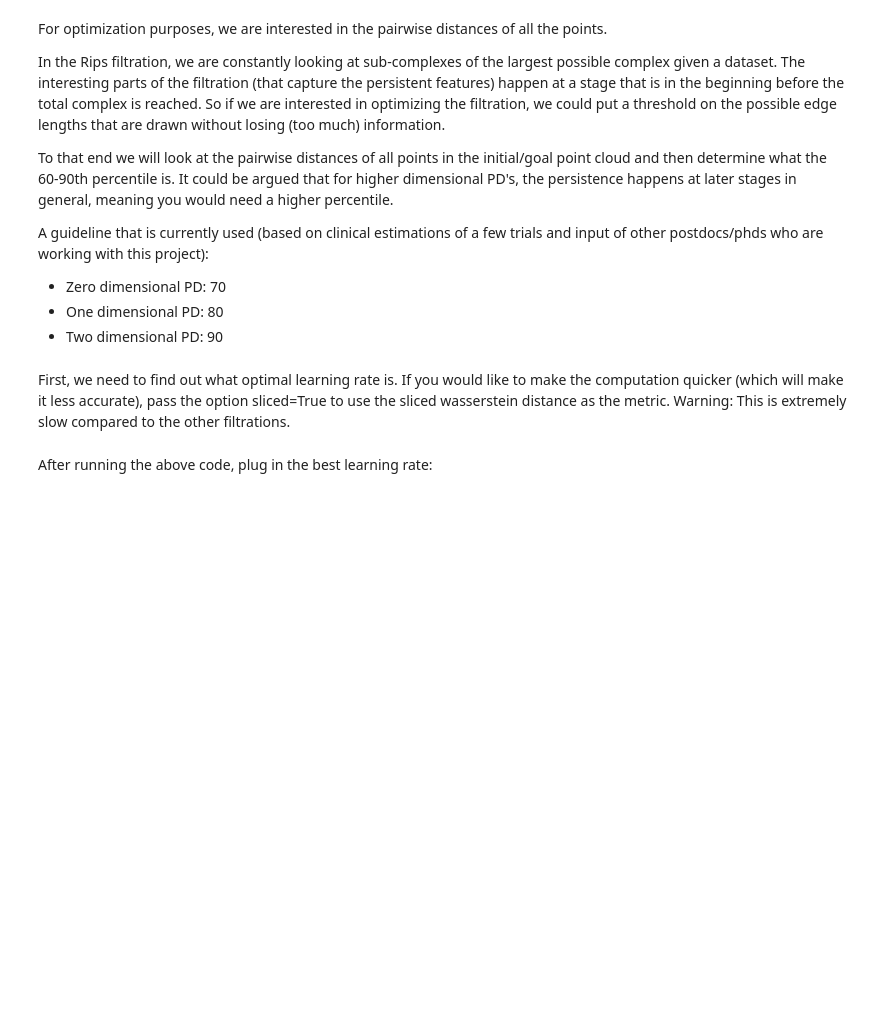
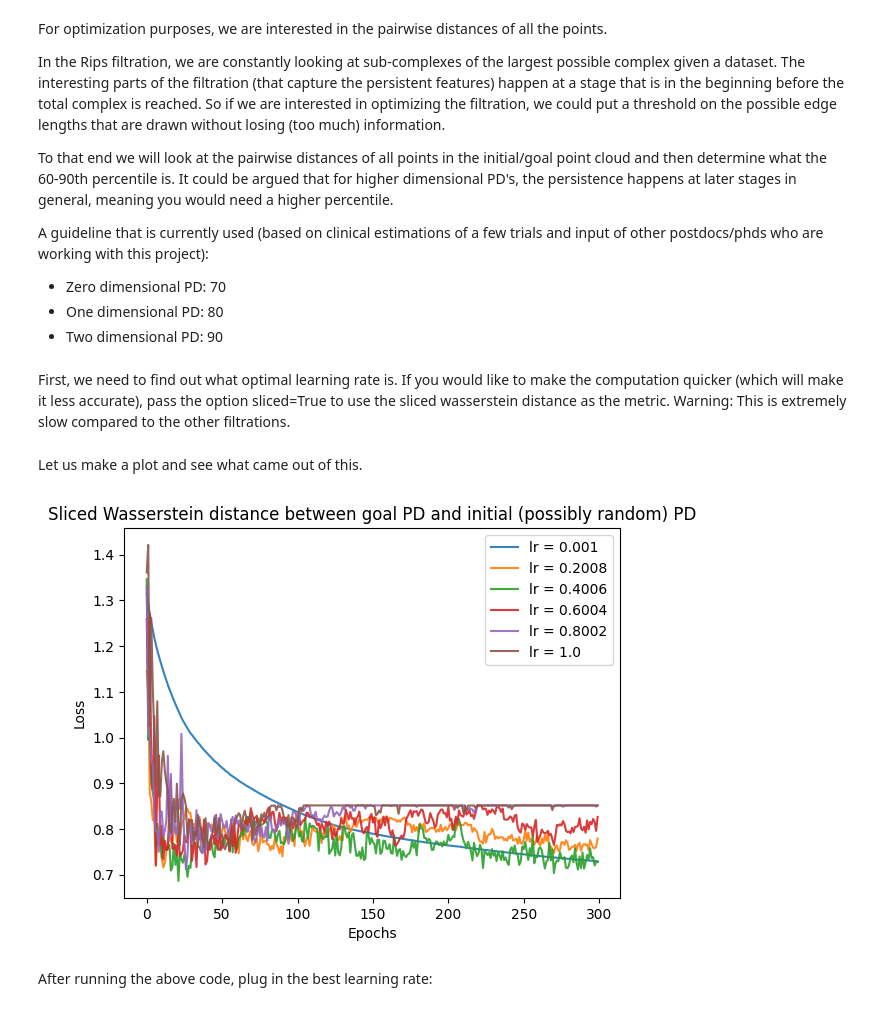
Before and after one commit to sliemelela/masterthesis, a Jupyter notebook: Programming/Inverse Optimization/notebooks/showcase.ipynb, the cells around one changed output. Saved outputs shown, nothing was run; the diff lists cells and outputs as text; code cells hidden in the pictures; blank space fills up the shorter version.

```diff
--- a/Programming/Inverse Optimization/notebooks/showcase.ipynb
+++ b/Programming/Inverse Optimization/notebooks/showcase.ipynb
@@ -76,7 +75,7 @@ A guideline that is currently used (based on clinical estimations of a few trial
 from scipy.spatial.distance import cdist
 
 # Initialize percentile
-percentile = 80
+percentile = 60
 
 # Creation of list of all pairwise distances
 goal_D = cdist(goal_pts, goal_pts)
@@ -86,12 +85,40 @@ distance_vec = goal_D.flatten()
 max_edge_length = np.percentile(distance_vec, percentile)
 # %%
 # Creation of the PD that we want to get to
-goal_pd = gen_data.create_rips_pd(pts=goal_pts, max_edge_length=max_edge_length)
+goal_pd = pd.create_rips_pd(pts=goal_pts, max_edge_length=max_edge_length)
 # %% [markdown]
 First, we need to find out what optimal learning rate is. If you would like to make the computation quicker (which will make it less accurate), pass the option sliced=True to use the sliced wasserstein distance as the metric. Warning: This is extremely slow compared to the other filtrations.
 # %%
 lr_list = np.linspace(0.001, 1, 6)
-research_plot.research_lr(lr_list=lr_list, goal_pd=goal_pd, amount=N, dim=2, epochs=300, decay_speed=30, sliced=False, filtr="rips", max_edge_length=max_edge_length, box_size=box_size)
+dim = 2
+epochs = 300
+decay_speed = 30 # Higher numbers correspond to slower speeds
+sliced = True
+filtr = "rips"
+parallel = True
+loss_lists = research_plot.research_lr(lr_list=lr_list, goal_pd=goal_pd, amount=N, dim=dim, epochs=epochs, \
+                          decay_speed=decay_speed, sliced=sliced, filtr=filtr, max_edge_length=max_edge_length,\
+                              box_size=box_size, parallel=parallel)
+# %% [markdown]
+Let us make a plot and see what came out of this.
+# %%
+# Plotting all the losses
+for loss_list, lr in zip(loss_lists, lr_list):
+    plt.plot(range(epochs), loss_list, label=f"lr = {lr}", alpha=0.9)
+
+# Loss plot
+if sliced==False:
+    plt.title("Wasserstein distance between goal PD and initial (possibly random) PD")
+elif isinstance(sliced, float):
+    plt.title(f"Top-k=({sliced}) distance between goal PD and initial (possibly random) PD")
+elif sliced==True:
+    plt.title("Sliced Wasserstein distance between goal PD and initial (possibly random) PD")
+plt.xlabel("Epochs")
+plt.ylabel("Loss")
+plt.legend(loc="upper right")
+plt.show()
+# %% [output]
+[figure, added]
 # %% [markdown]
 After running the above code, plug in the best learning rate:
 # %%
```
Also changed, not shown: parts of 15 cells of this notebook, 12 other files.
